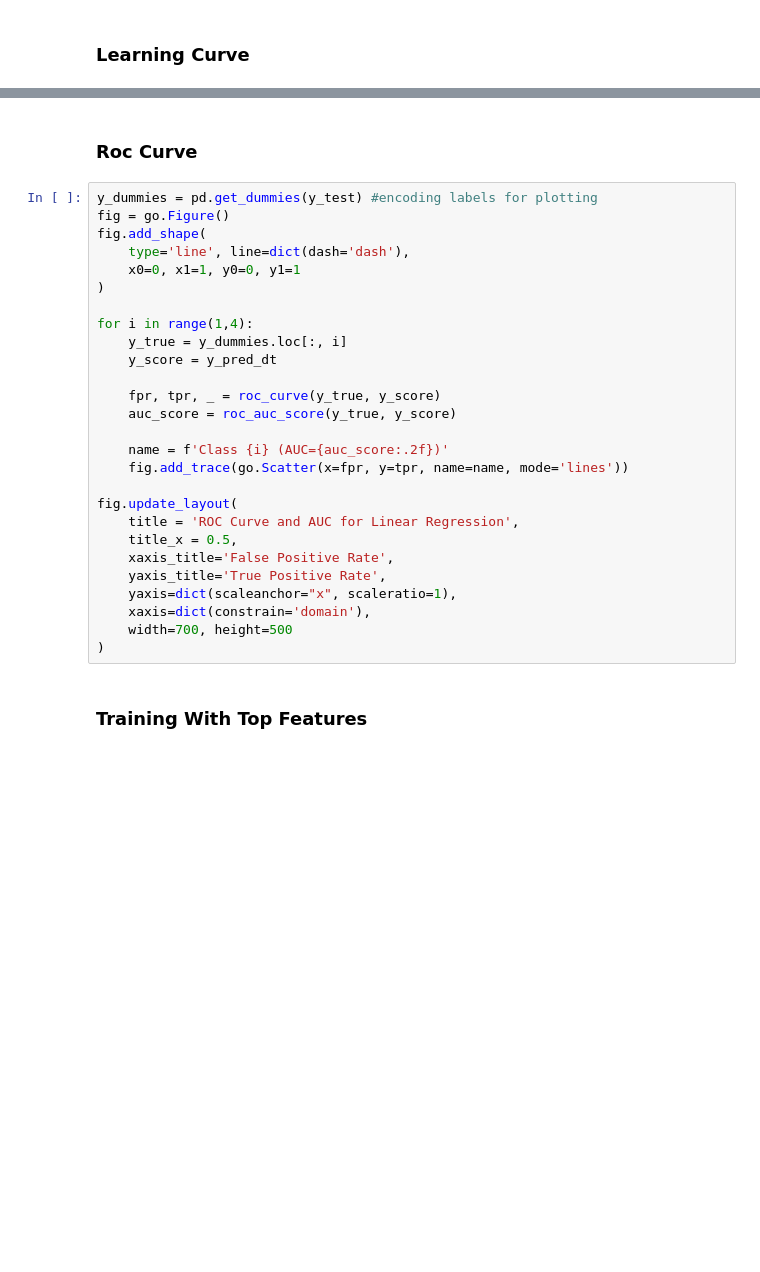
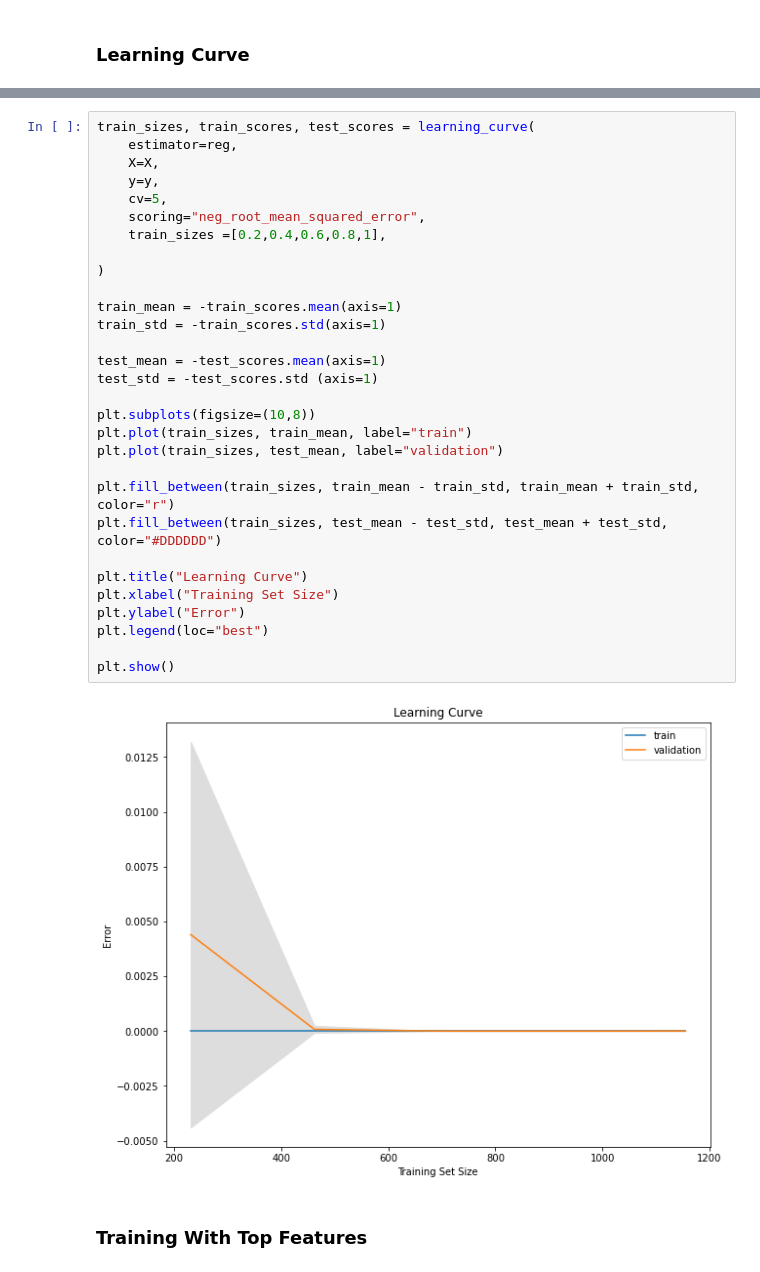
Before and after one commit to OdyAsh/ml-problems, a Jupyter notebook: Assignment 1/All Group Members/Regression.ipynb, the cells around one changed output, grey strips where cells are left out. Drawn from its saved outputs; the diff is of its cells as text; blank space fills up the shorter version.

```diff
--- a/Assignment 1/All Group Members/Regression.ipynb
+++ b/Assignment 1/All Group Members/Regression.ipynb
@@ -1181,32 +974,35 @@ fig.show()
-# %% [markdown]
-### Roc Curve
-# %%
-y_dummies = pd.get_dummies(y_test) #encoding labels for plotting
-fig = go.Figure()
-fig.add_shape(
-    type='line', line=dict(dash='dash'),
-    x0=0, x1=1, y0=0, y1=1
-)
-
-for i in range(1,4):
-    y_true = y_dummies.loc[:, i]
-    y_score = y_pred_dt
-
-    fpr, tpr, _ = roc_curve(y_true, y_score)
-    auc_score = roc_auc_score(y_true, y_score)
-
-    name = f'Class {i} (AUC={auc_score:.2f})'
-    fig.add_trace(go.Scatter(x=fpr, y=tpr, name=name, mode='lines'))
-
-fig.update_layout(
-    title = 'ROC Curve and AUC for Linear Regression',
-    title_x = 0.5,
-    xaxis_title='False Positive Rate',
-    yaxis_title='True Positive Rate',
-    yaxis=dict(scaleanchor="x", scaleratio=1),
-    xaxis=dict(constrain='domain'),
-    width=700, height=500
-)
+# %%
+train_sizes, train_scores, test_scores = learning_curve(
+    estimator=reg,
+    X=X,
+    y=y,
+    cv=5,
+    scoring="neg_root_mean_squared_error",
+    train_sizes =[0.2,0.4,0.6,0.8,1],
+
+)
+
+train_mean = -train_scores.mean(axis=1)
+train_std = -train_scores.std(axis=1)
+
+test_mean = -test_scores.mean(axis=1)
+test_std = -test_scores.std (axis=1)
+
+plt.subplots(figsize=(10,8))
+plt.plot(train_sizes, train_mean, label="train")
+plt.plot(train_sizes, test_mean, label="validation")
+
+plt.fill_between(train_sizes, train_mean - train_std, train_mean + train_std, color="r")
+plt.fill_between(train_sizes, test_mean - test_std, test_mean + test_std, color="#DDDDDD")
+
+plt.title("Learning Curve")
+plt.xlabel("Training Set Size")
+plt.ylabel("Error")
+plt.legend(loc="best")
+
+plt.show()
+# %% [output]
+[figure, added]
 # %% [markdown]
 ### Training With Top Features
 # %%
```
Also changed, not shown: parts of 12 cells of this notebook.
